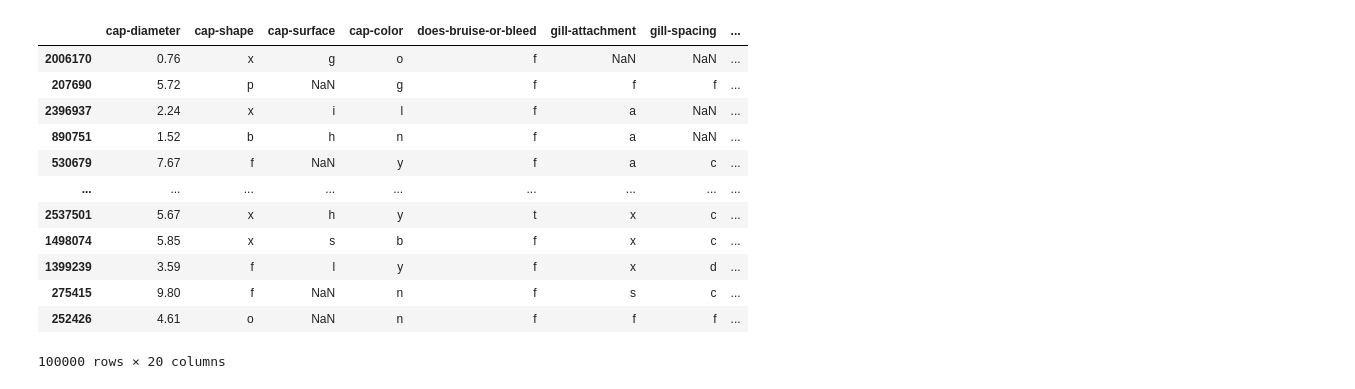
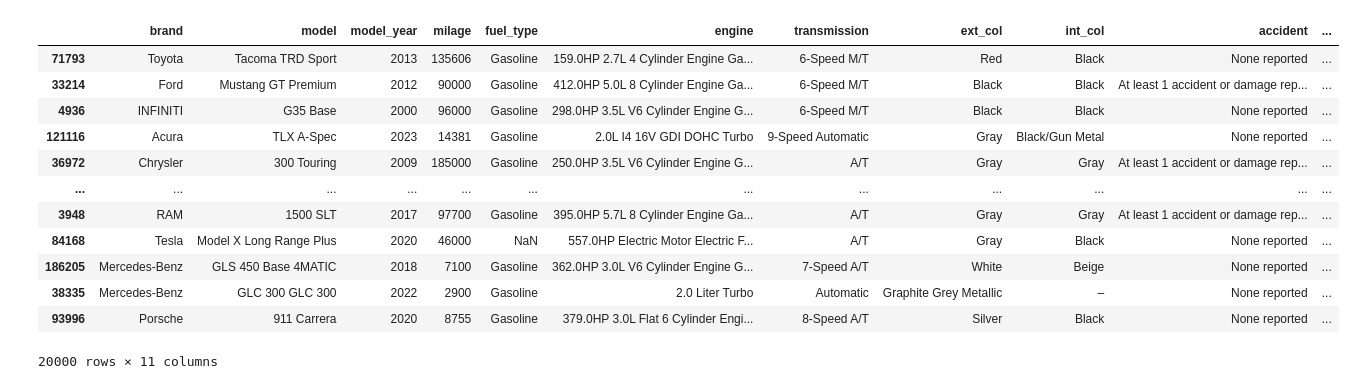
Before and after one commit to VIDA-NYU/alpha-automl, a Jupyter notebook: examples/s4e9.ipynb, the cells around one changed output. Saved outputs shown, nothing was run; the diff lists cells and outputs as text; code cells hidden in the pictures.

```diff
--- a/examples/s4e9.ipynb
+++ b/examples/s4e9.ipynb
@@ -1,10 +1,10 @@
 # %%
-from alpha_automl import AutoMLClassifier
+from alpha_automl import AutoMLRegressor
 import pandas as pd
 import numpy as np
 
 %env OPENAI_API_KEY=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
 
-train_dataset = pd.read_csv('datasets/s4e8/train.csv').sample(200000)
-test_dataset = pd.read_csv('datasets/s4e8/test.csv')
+train_dataset = pd.read_csv('datasets/s4e9/train.csv').sample(20000)
+test_dataset = pd.read_csv('datasets/s4e9/test.csv')
 # %% [output]
@@ -13,23 +13,23 @@ test_dataset = pd.read_csv('datasets/s4e8/test.csv')
 env: OPENAI_API_KEY=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
 # %%
-target_column = 'class'
+target_column = 'price'
 X_train = train_dataset.drop(columns=[target_column, 'id'])
 y_train = train_dataset[[target_column]]
 X_train
 # %% [output]
-|  | cap-diameter | cap-shape | cap-surface | cap-color | does-bruise-or-bleed | gill-attachment | gill-spacing | ... |
-| 2006170 | 0.76 | x | g | o | f | NaN | NaN | ... |
-| 207690 | 5.72 | p | NaN | g | f | f | f | ... |
-| 2396937 | 2.24 | x | i | l | f | a | NaN | ... |
-| 890751 | 1.52 | b | h | n | f | a | NaN | ... |
-| 530679 | 7.67 | f | NaN | y | f | a | c | ... |
-| ... | ... | ... | ... | ... | ... | ... | ... | ... |
-| 2537501 | 5.67 | x | h | y | t | x | c | ... |
-| 1498074 | 5.85 | x | s | b | f | x | c | ... |
-| 1399239 | 3.59 | f | l | y | f | x | d | ... |
-| 275415 | 9.80 | f | NaN | n | f | s | c | ... |
-| 252426 | 4.61 | o | NaN | n | f | f | f | ... |
+|  | brand | model | model_year | milage | fuel_type | engine | transmission | ext_col | int_col | accident | ... |
+| 71793 | Toyota | Tacoma TRD Sport | 2013 | 135606 | Gasoline | 159.0HP 2.7L 4 Cylinder Engine Ga... | 6-Speed M/T | Red | Black | None reported | ... |
+| 33214 | Ford | Mustang GT Premium | 2012 | 90000 | Gasoline | 412.0HP 5.0L 8 Cylinder Engine Ga... | 6-Speed M/T | Black | Black | At least 1 accident or damage rep... | ... |
+| 4936 | INFINITI | G35 Base | 2000 | 96000 | Gasoline | 298.0HP 3.5L V6 Cylinder Engine G... | 6-Speed M/T | Black | Black | None reported | ... |
+| 121116 | Acura | TLX A-Spec | 2023 | 14381 | Gasoline | 2.0L I4 16V GDI DOHC Turbo | 9-Speed Automatic | Gray | Black/Gun Metal | None reported | ... |
+| 36972 | Chrysler | 300 Touring | 2009 | 185000 | Gasoline | 250.0HP 3.5L V6 Cylinder Engine G... | A/T | Gray | Gray | At least 1 accident or damage rep... | ... |
+| ... | ... | ... | ... | ... | ... | ... | ... | ... | ... | ... | ... |
+| 3948 | RAM | 1500 SLT | 2017 | 97700 | Gasoline | 395.0HP 5.7L 8 Cylinder Engine Ga... | A/T | Gray | Gray | At least 1 accident or damage rep... | ... |
+| 84168 | Tesla | Model X Long Range Plus | 2020 | 46000 | NaN | 557.0HP Electric Motor Electric F... | A/T | Gray | Black | None reported | ... |
+| 186205 | Mercedes-Benz | GLS 450 Base 4MATIC | 2018 | 7100 | Gasoline | 362.0HP 3.0L V6 Cylinder Engine G... | 7-Speed A/T | White | Beige | None reported | ... |
+| 38335 | Mercedes-Benz | GLC 300 GLC 300 | 2022 | 2900 | Gasoline | 2.0 Liter Turbo | Automatic | Graphite Grey Metallic | – | None reported | ... |
+| 93996 | Porsche | 911 Carrera | 2020 | 8755 | Gasoline | 379.0HP 3.0L Flat 6 Cylinder Engi... | 8-Speed A/T | Silver | Black | None reported | ... |
-100000 rows × 20 columns
+20000 rows × 11 columns
 # %%
 from sklearn.model_selection import train_test_split
 X_train, X_val, y_train, y_val = train_test_split(X_train, y_train, test_size=0.33, random_state=42)
```
Also changed, not shown: parts of 7 cells of this notebook, 2 other files.
